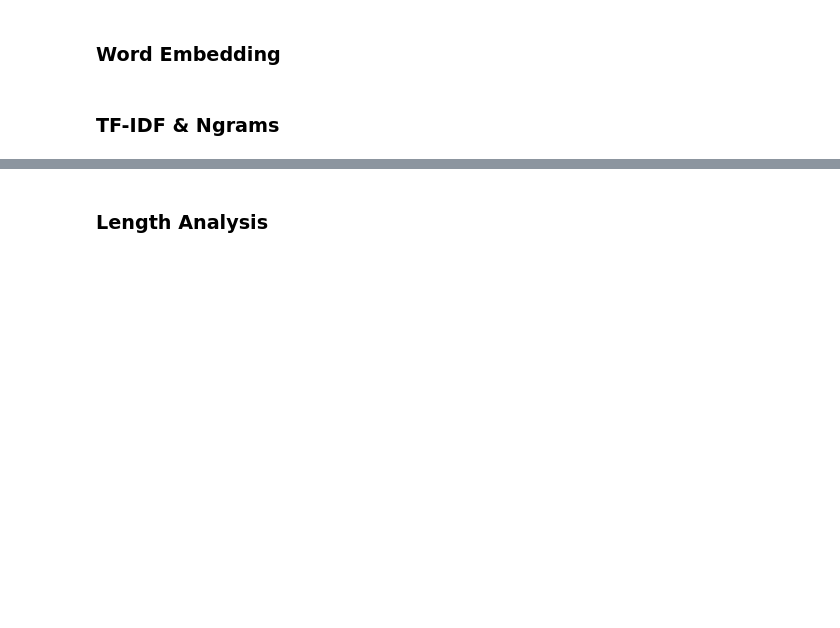
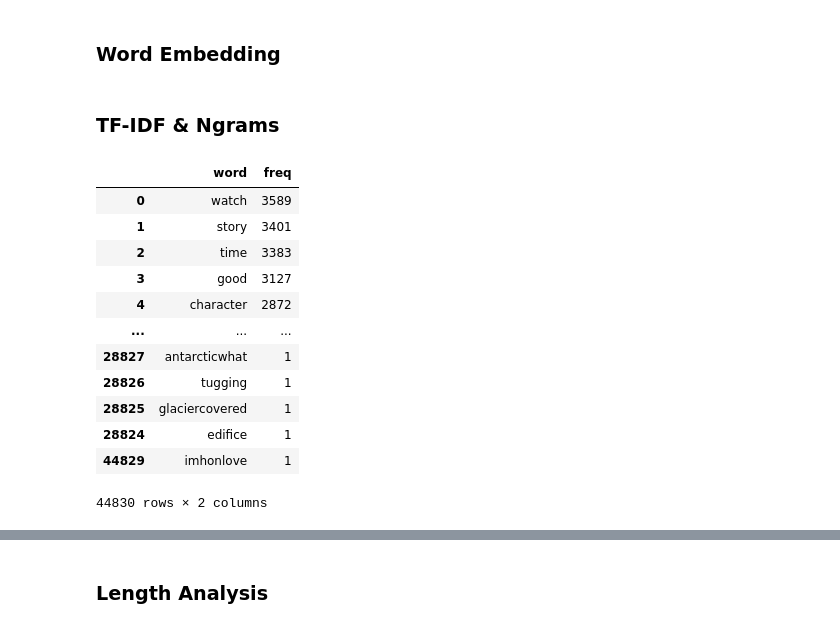
Before and after one commit to tim5633/NLP_courseproject, a Jupyter notebook: siyuan.ipynb, the cells around one changed output, grey strips where cells are left out. Cells and saved outputs as stored; diff of their text form; code cells hidden in the pictures; blank space fills up the shorter version.

```diff
--- a/siyuan.ipynb
+++ b/siyuan.ipynb
@@ -326,3 +324,22 @@ def simple_logistic_classify(x_train, x_test,y_train, y_test):
     model = LogisticRegression(C=1.0).fit(x_train, y_train)
     score = model.score(x_test, y_test)
     return score
+# %%
+# explore word frequencies
+word_freq = Counter(x for xs in mdy_train for x in set(xs)).most_common()
+word_fr = pd.DataFrame(word_freq, columns=['word', 'freq']).sort_values(by='freq', ascending=False)
+word_fr
+# %% [output]
+|  | word | freq |
+| 0 | watch | 3589 |
+| 1 | story | 3401 |
+| 2 | time | 3383 |
+| 3 | good | 3127 |
+| 4 | character | 2872 |
+| ... | ... | ... |
+| 28827 | antarcticwhat | 1 |
+| 28826 | tugging | 1 |
+| 28825 | glaciercovered | 1 |
+| 28824 | edifice | 1 |
+| 44829 | imhonlove | 1 |
+44830 rows × 2 columns
```
Also changed, not shown: parts of 18 cells of this notebook, 1 other file.
